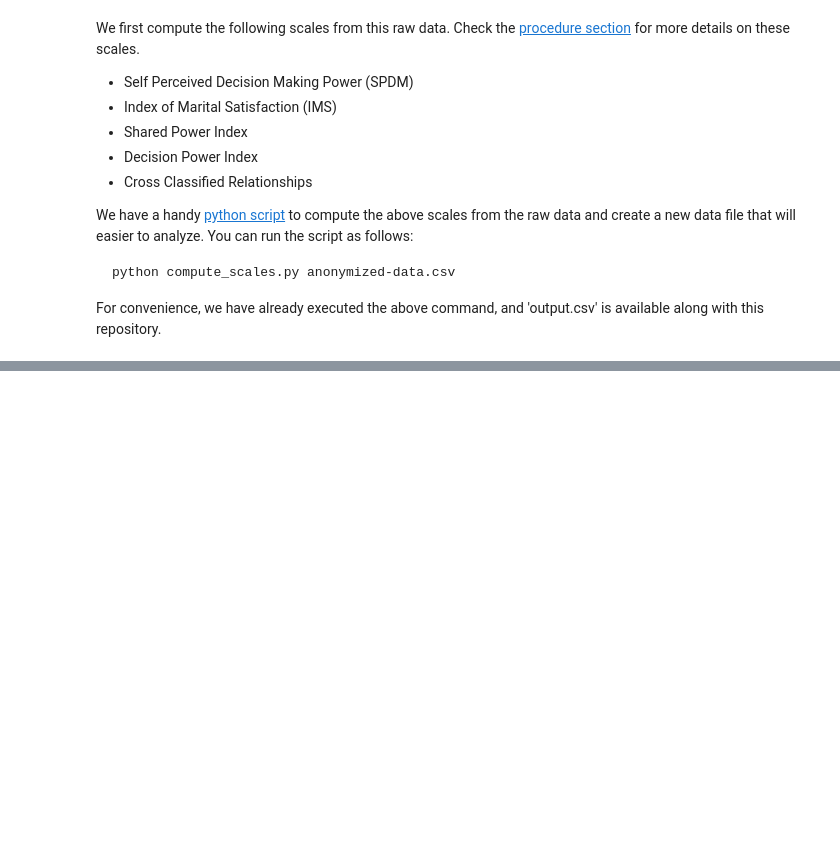
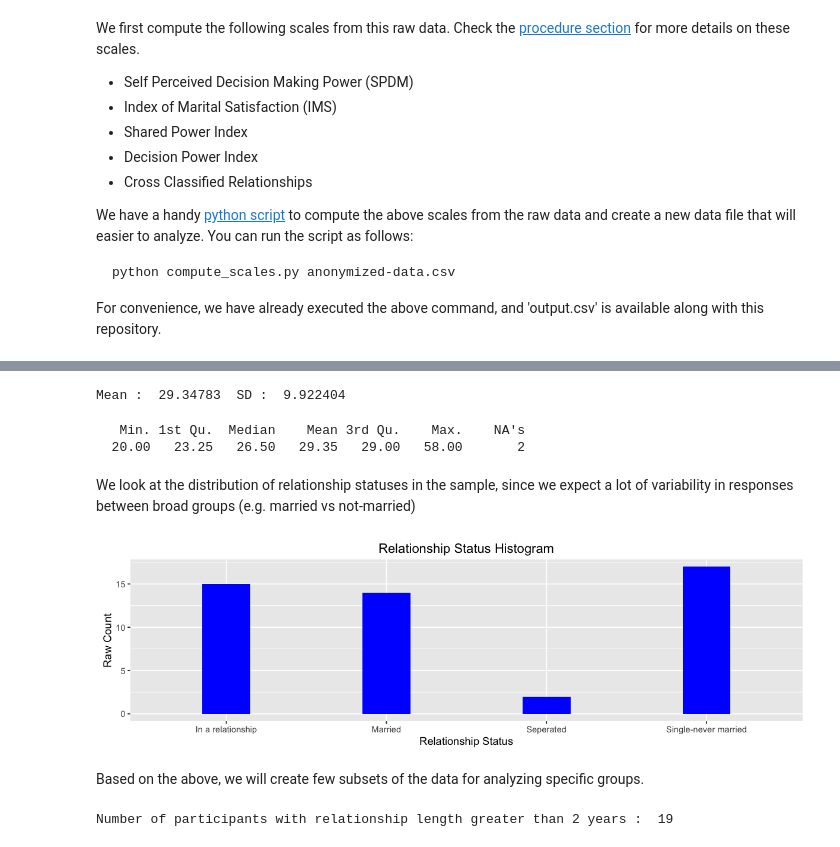
Before and after one commit to sruthipeter/gender-stereotypes, a Jupyter notebook: gender-stereotypes.ipynb, the cells around one changed output, grey strips where cells are left out. Saved outputs shown, nothing was run; the diff lists cells and outputs as text; code cells hidden in the pictures; blank space fills up the shorter version.

Commit message:
Adding few more histogram plots

```diff
--- a/gender-stereotypes.ipynb
+++ b/gender-stereotypes.ipynb
@@ -33,0 +38,10 @@ data <- read.csv(file='output.csv', head=TRUE)
+# %%
+# Compute mean and standard deviation of age of participants
+cat('Mean : ', mean(data$Age, na.rm = TRUE), ' SD : ', sd(data$Age, na.rm = TRUE))
+
+# Compute range of age of participants
+summary(data$Age, na.rm = TRUE)
+# %% [output]
+Mean :  29.34783  SD :  9.922404
+   Min. 1st Qu.  Median    Mean 3rd Qu.    Max.    NA's
+  20.00   23.25   26.50   29.35   29.00   58.00       2
@@ -33,0 +54,20 @@ data <- read.csv(file='output.csv', head=TRUE)
+# %% [markdown]
+We look at the distribution of relationship statuses in the sample, since we expect a lot of variability in responses between broad groups (e.g. married vs not-married)
+# %%
+# Plot frequency histogram of Relationship Status
+rs <- data$relationship_status
+ggplot(data.frame(rs),aes(x=rs)) + geom_bar(fill="blue", width=.3) + xlab('Relationship Status') + ylab('Raw Count') + ggtitle('Relationship Status Histogram')
+# %% [output]
+[figure, added]
+# %% [markdown]
+Based on the above, we will create few subsets of the data for analyzing specific groups.
+# %%
+# Filter out participants with current relationship status > 0
+data_non_zero_r_length <-data[data$current_relationship_length > 0,]
+# Filter out participants who are single (31)
+data_non_single <-data[data$relationship_status != "Single-never married",]
+# Get number of participants with a relationship > 2 years
+num_above_2 <- nrow(data[data$current_relationship_length > 2,])
+cat ('Number of participants with relationship length greater than 2 years : ', num_above_2)
+# %% [output]
+Number of participants with relationship length greater than 2 years :  19
```
Also changed, not shown: parts of 7 cells of this notebook, 1 other file.
